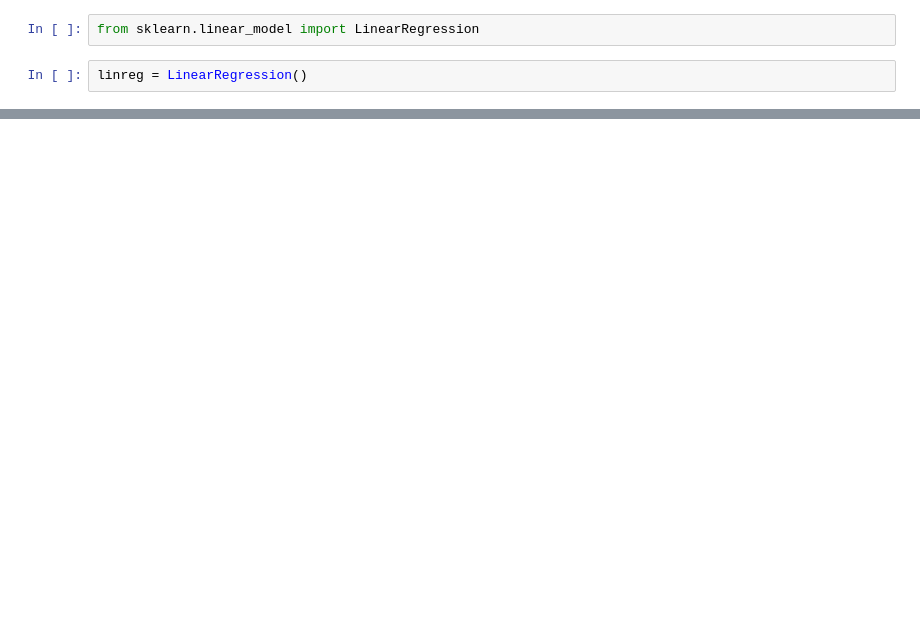
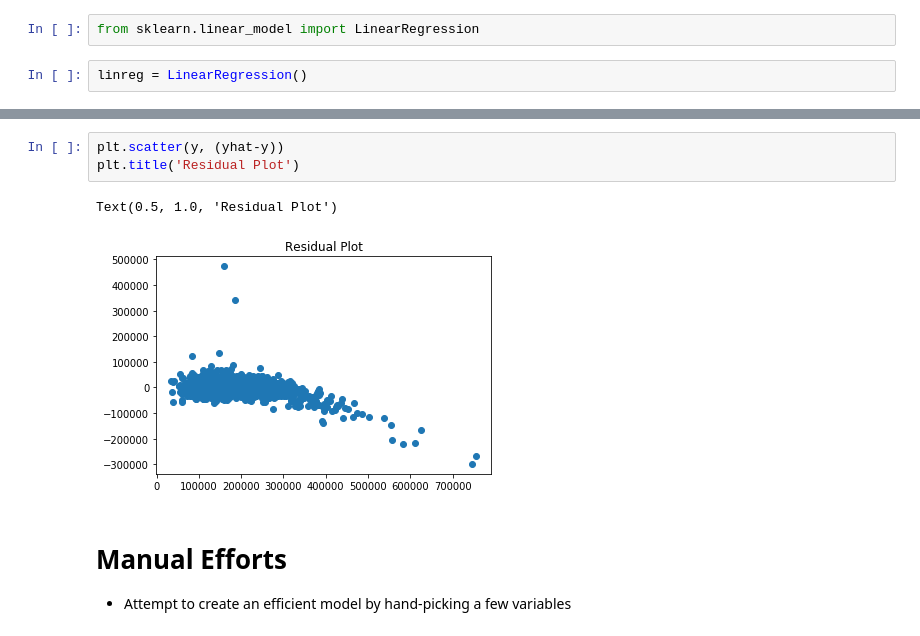
Before and after one commit to bhalbur/AmesData, a Jupyter notebook: Sandbox1.ipynb, the cells around one changed output, grey strips where cells are left out. Cells and saved outputs as stored; diff of their text form; blank space fills up the shorter version.

```diff
--- a/Sandbox1.ipynb
+++ b/Sandbox1.ipynb
@@ -103,0 +159,9 @@ ValueError: Input contains NaN, infinity or a value too large for dtype('float64
+# %%
+plt.scatter(y, (yhat-y))
+plt.title('Residual Plot')
+# %% [output]
+Text(0.5, 1.0, 'Residual Plot')
+[figure, added]
+# %% [markdown]
+# Manual Efforts
+- Attempt to create an efficient model by hand-picking a few variables
```
Also changed, not shown: parts of 49 cells of this notebook.
